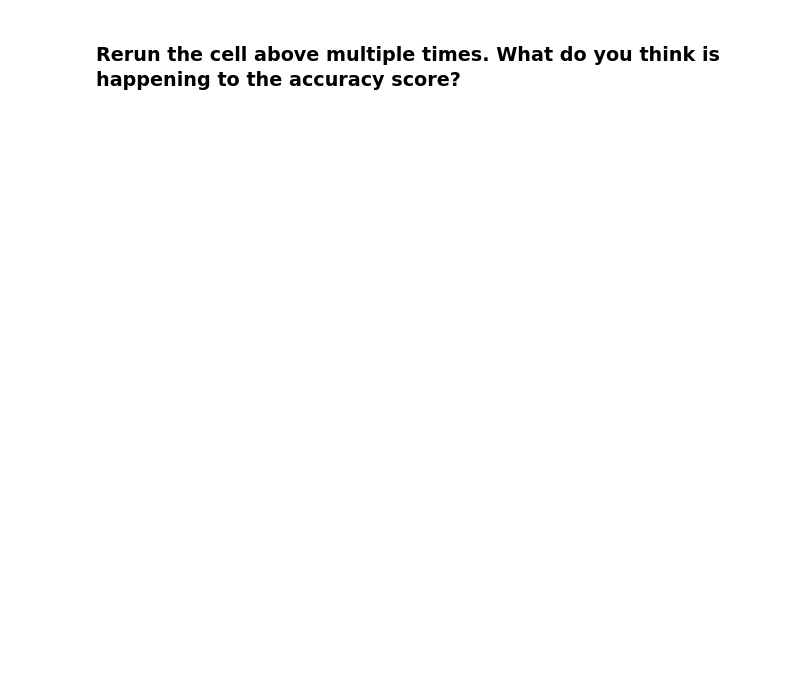
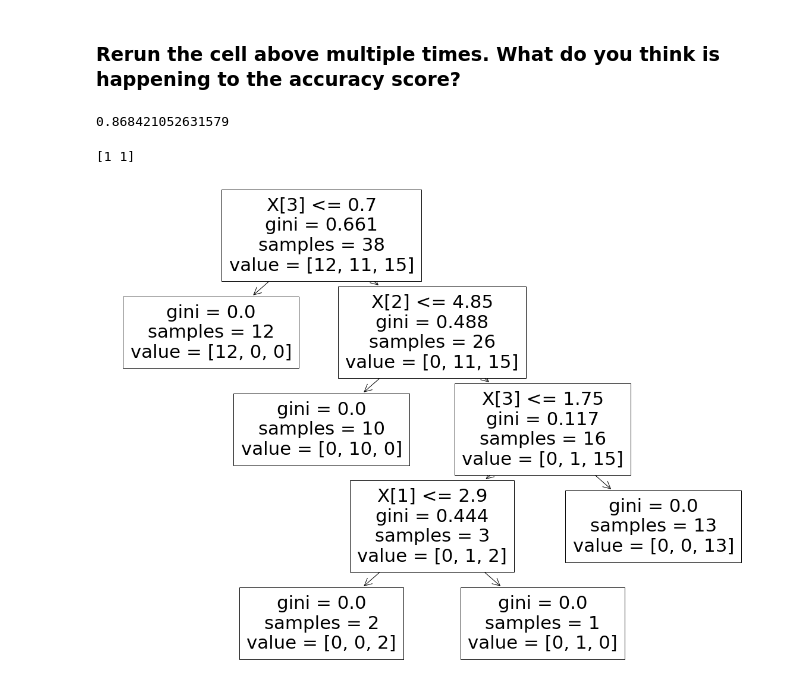
Before and after one commit to sainyrodriguez1/STELLAR_interns, a Jupyter notebook: INTERN_CODE/Sainy/Decision_Tree_Intro.ipynb, the cells around one changed output. Saved outputs shown, nothing was run; the diff lists cells and outputs as text; code cells hidden in the pictures; blank space fills up the shorter version.

```diff
--- a/INTERN_CODE/Sainy/Decision_Tree_Intro.ipynb
+++ b/INTERN_CODE/Sainy/Decision_Tree_Intro.ipynb
@@ -250,2 +312,28 @@ accuracy_score(test_y, predicted)
 # %% [markdown]
 ### Rerun the cell above multiple times. What do you think is happening to the accuracy score?
+# %%
+from sklearn.model_selection import train_test_split
+
+train_X, test_X, train_y, test_y = train_test_split(X, y, random_state = 11)
+
+
+#NOTICE: below are the same steps as before, except our data sample
+model = DecisionTreeClassifier()
+#fit the model to the training set
+fit_model = model.fit(train_X,train_y)
+#compare predictions from this model to the test set
+predicted = fit_model.predict(test_X)
+accuracy_score(test_y, predicted)
+# %% [output]
+0.868421052631579
+# %%
+predicted2 = fit_model.predict(df)
+print(predicted2)
+# %% [output]
+[1 1]
+# %%
+from sklearn import tree
+plt.figure(figsize= (20,15))
+tree.plot_tree(model.fit(test_X,test_y));
+# %% [output]
+[figure, added]
```
Also changed, not shown: parts of 9 cells of this notebook.
